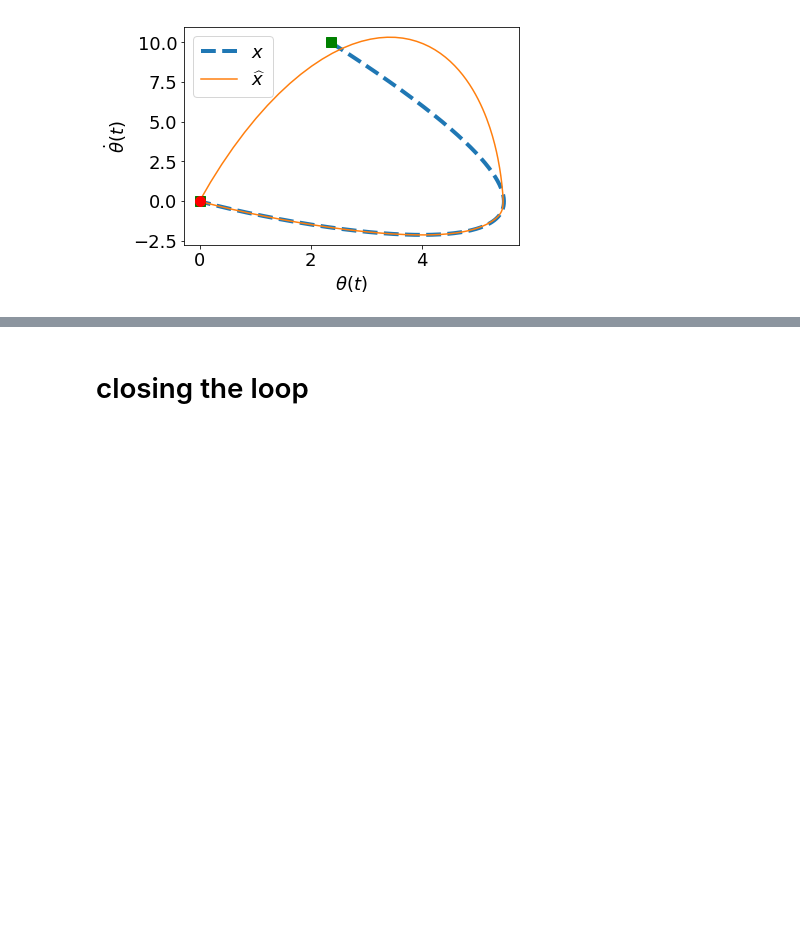
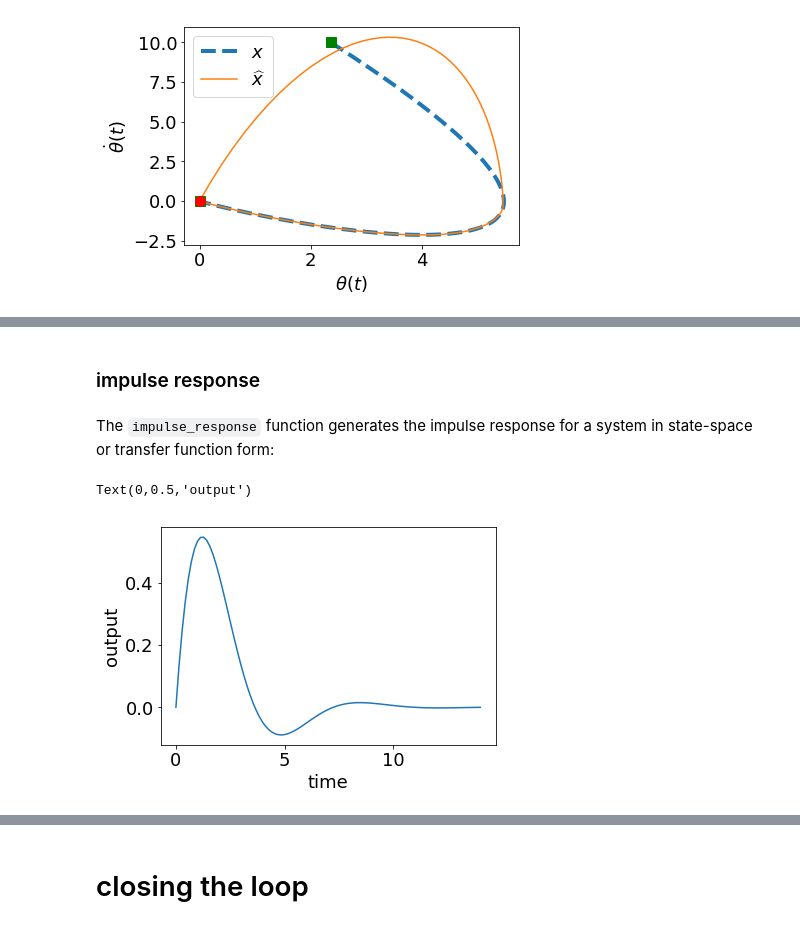
Before and after one commit to sburden/447-20fa, a Jupyter notebook: 447_lec_examples.ipynb, the cells around one changed output, grey strips where cells are left out. Cells and saved outputs as stored; diff of their text form; code cells hidden in the pictures; blank space fills up the shorter version.

```diff
--- a/447_lec_examples.ipynb
+++ b/447_lec_examples.ipynb
@@ -1826,0 +1942,14 @@ mass $M = 12\times 10^{-3}$.
+# %% [markdown]
+### impulse response
+# %% [markdown]
+The `impulse_response` function generates the impulse response for a system in state-space or transfer function form:
+# %%
+t,y = ctrl.impulse_response(ss)
+#t,y = ctrl.impulse_response(tf) # <-- same result
+
+plt.plot(t,y)
+plt.xlabel('time')
+plt.ylabel('output')
+# %% [output]
+Text(0,0.5,'output')
+[figure, added]
```
Also changed, not shown: parts of 70 cells of this notebook.
